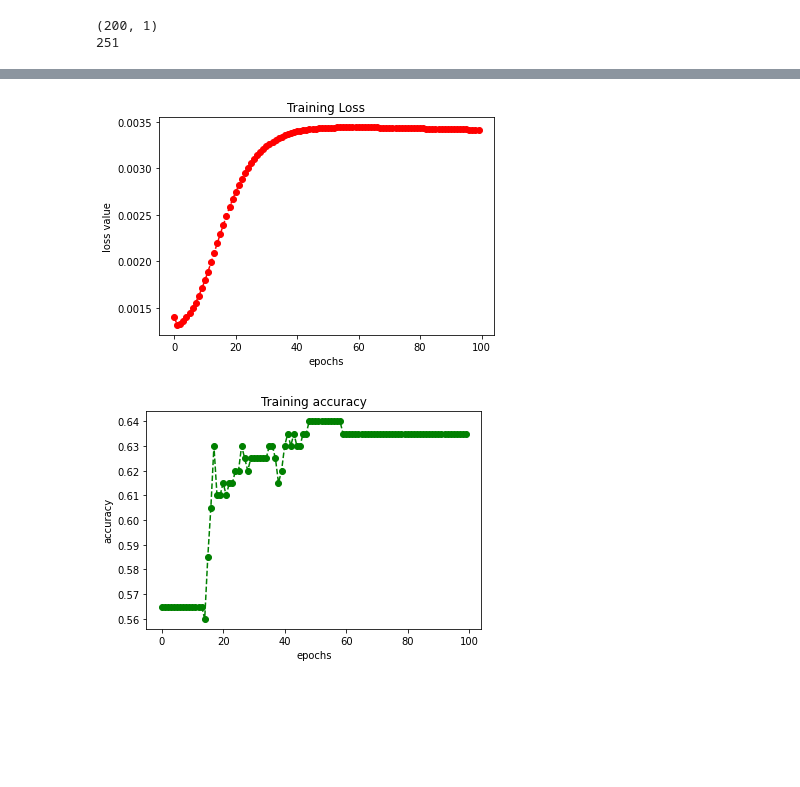
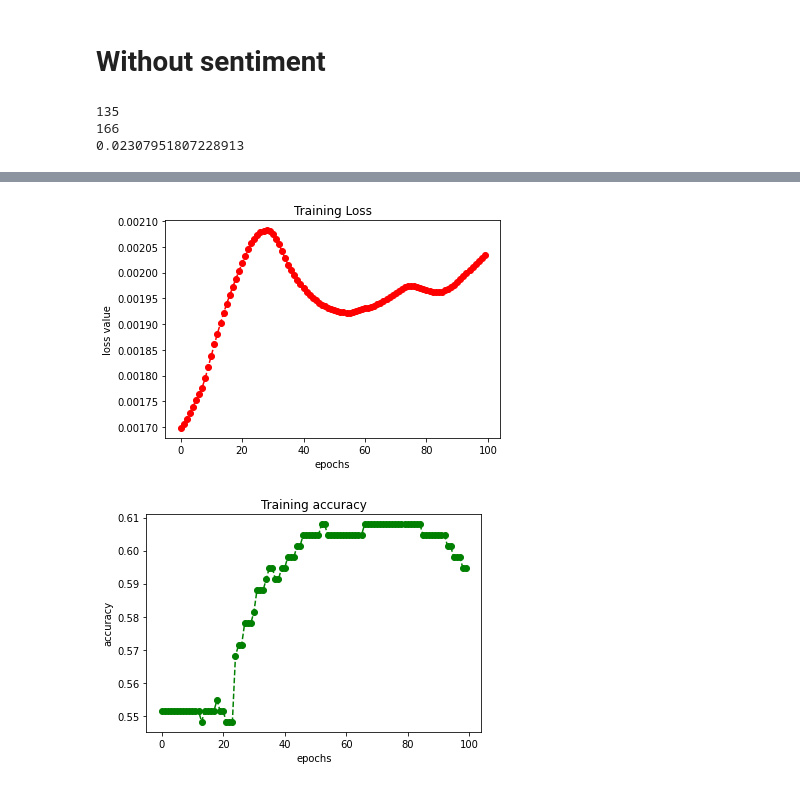
Before and after one commit to charlottekennedy/MALIS, a Jupyter notebook: classification.ipynb, the cells around one changed output, grey strips where cells are left out. Cells and saved outputs as stored; diff of their text form; code cells hidden in the pictures; blank space fills up the shorter version.

```diff
--- a/classification.ipynb
+++ b/classification.ipynb
@@ -14 +9,4 @@ for l in locations:
+# %%
+a = pd.read_csv('data/full/'+ country + '.csv')
+x= np.array(a[['TIME', 'Value']].copy())
 # %%
@@ -18,14 +16,11 @@ print(x[0].shape)
 # %%
 y = []
-for i in range(0,nb_locations):
-    nb_dates = len(x[i])
-    yi = []
-    for j in range(nb_dates-1):
-        if x[i][j+1][1]>x[i][j][1]:
-            yi.append([0,1])
-        else:
-            yi.append([1,0])
-    y.append(yi)
+nb_dates = len(x)
+for j in range(nb_dates-1):
+    if x[j+1][1]>x[j][1]:
+        y.append([0,1])
+    else:
+        y.append([1,0])
 # %%
 def average_up(x, y_train):
     sum_v = 0
@@ -207,4 +204,6 @@ def backpropagation(self,x,y,y_hat,learning_rate) :
     ################ END OF YOUR CODE HERE ##############
 
 MLP.backpropagation=backpropagation
+# %% [markdown]
+# Without sentiment
 # %%
@@ -217,9 +216,19 @@ y_test=np.array(y[0][200:-1])
-# %%
-print(x_train.shape)
-print(len(y[0]))
-# %% [output]
-(200, 1)
-251
+# %%
+years_ago = 12
+# %%
+x_train = np.array([[x[i-k,1] for k in range(years_ago)] for i in range (years_ago, int(0.8 * len(y)))])
+x_train = x_train.astype('float64')
+y_train=np.array(y[years_ago:int(0.8 * len(y))])
+x_test= np.array([[x[i-k,1] for k in range(years_ago)] for i in range (int(0.8 * len(y))+1, len(y))])
+x_test = x_test.astype('float64')
+y_test=np.array(y[int(0.8 * len(y))+1:len(y)])
+avg_up = average_up(x, y_train)
+avg_down = average_down(x, y_train)
+print(avg_down)
+# %% [output]
+135
+166
+0.02307951807228913
 # %%
 epochs=100
 learning_rate=0.05
@@ -227,7 +236,7 @@ verbose=True
 print_every_k=10
 
 # Initialization of the NN
-NN1 = MLP([1, 10, 2])
+NN1 = MLP([years_ago, 10, 2])
 print('TRAINING')
 # Training
 NN1.training(x_train,y_train,learning_rate,epochs,verbose,print_every_k)
@@ -240,6 +249,7 @@ print('\nTEST')
 y_hat=NN1.forward(x_test)
 print('loss = %.3e , accuracy = %.2f %%\n'%(MLP.loss(y_hat,y_test),100*MLP.accuracy(y_hat,y_test)))
 
+
 plt.plot(list(range(epochs)),NN1.losses,c='r',marker='o',ls='--');
 plt.title("Training Loss")
 plt.xlabel("epochs")
@@ -270,2 +280,2 @@ loss = 8.405e-04 , accuracy = 62.00 %
-[figure, old version]
+[figure, new version]
-[figure, old version]
+[figure, new version]
```
Also changed, not shown: parts of 39 cells of this notebook.
